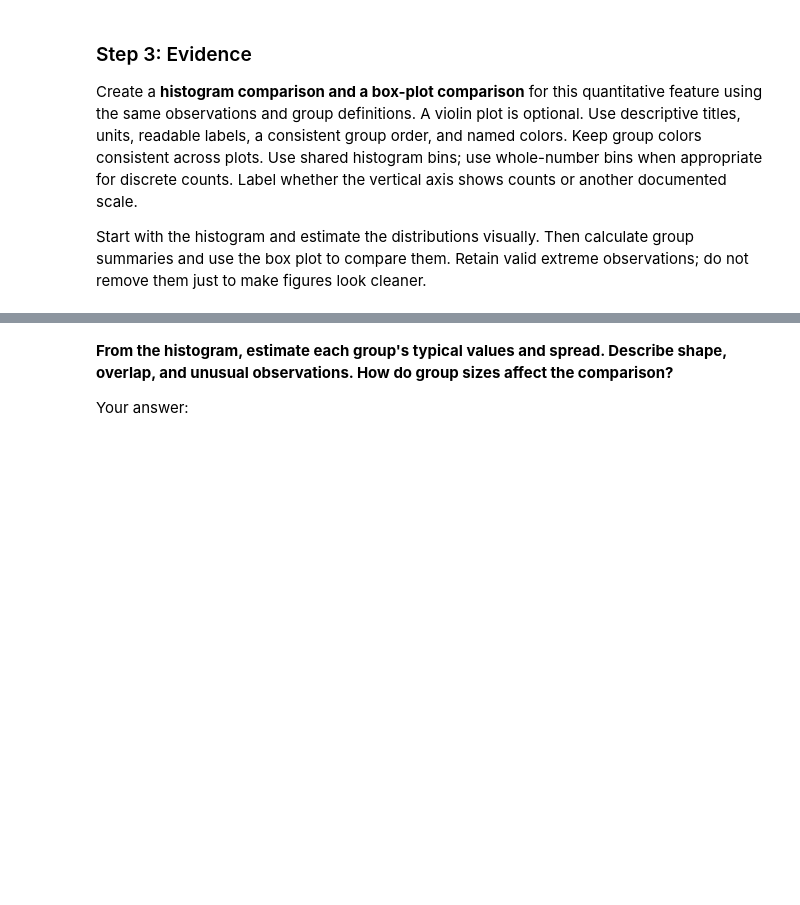
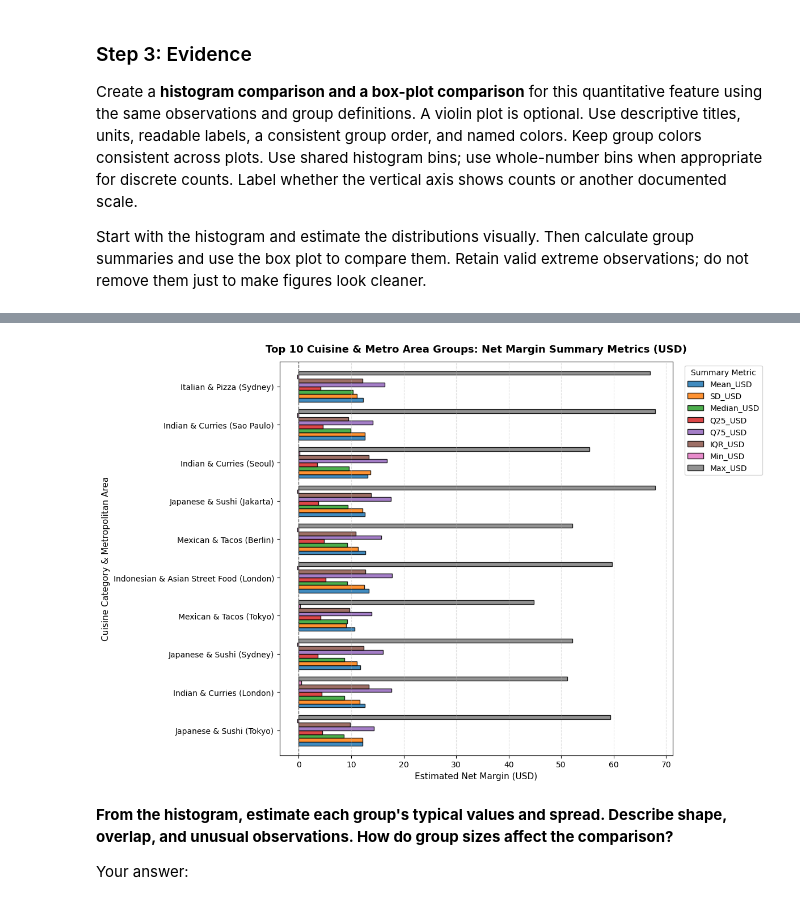
Before and after one commit to ChristopherCecil/Data_Visualization_and_Modeling_Campus, a Jupyter notebook: week02/lab/Lab - Comparing Distributions Across Groups.ipynb, the cells around one changed output, grey strips where cells are left out. Saved outputs shown, nothing was run; the diff lists cells and outputs as text; code cells hidden in the pictures; blank space fills up the shorter version.

```diff
--- a/week02/lab/Lab - Comparing Distributions Across Groups.ipynb
+++ b/week02/lab/Lab - Comparing Distributions Across Groups.ipynb
@@ -446,3 +576,38 @@ Start with the histogram and estimate the distributions visually. Then calculate
+# %%
+import matplotlib.pyplot as plt
+
+# 1. Select the top 10 groups and exclude Usable_Observations
+plot_df = summary_stats.head(10).drop(columns=['Usable_Observations'])
+
+# Reverse row order so the #1 ranked group appears at the top of the horizontal chart
+plot_df = plot_df.iloc[::-1]
+
+# 2. Plot as a horizontal grouped bar chart
+ax = plot_df.plot(
+    kind='barh',
+    figsize=(12, 8),
+    width=0.8,
+    edgecolor='black',
+    alpha=0.85,
+)
+
+# 3. Add descriptive labels and formatting
+ax.axvline(0, color='dimgray', linestyle='--', linewidth=1)
+ax.set_title(
+    'Top 10 Cuisine & Metro Area Groups: Net Margin Summary Metrics (USD)',
+    fontsize=13,
+    fontweight='bold',
+    pad=12,
+)
+ax.set_xlabel('Estimated Net Margin (USD)', fontsize=11)
+ax.set_ylabel('Cuisine Category & Metropolitan Area', fontsize=11)
+ax.legend(title='Summary Metric', bbox_to_anchor=(1.02, 1), loc='upper left')
+ax.grid(axis='x', linestyle='--', alpha=0.4)
+
+plt.tight_layout()
+plt.show()
+# %% [output]
+[figure, added]
 # %% [markdown]
 **From the histogram, estimate each group's typical values and spread. Describe shape, overlap, and unusual observations. How do group sizes affect the comparison?**
 
```
Also changed, not shown: parts of 27 cells of this notebook.
